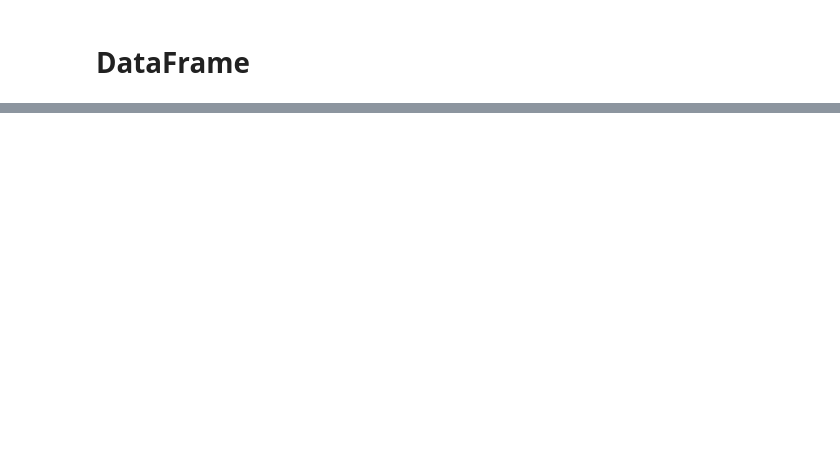
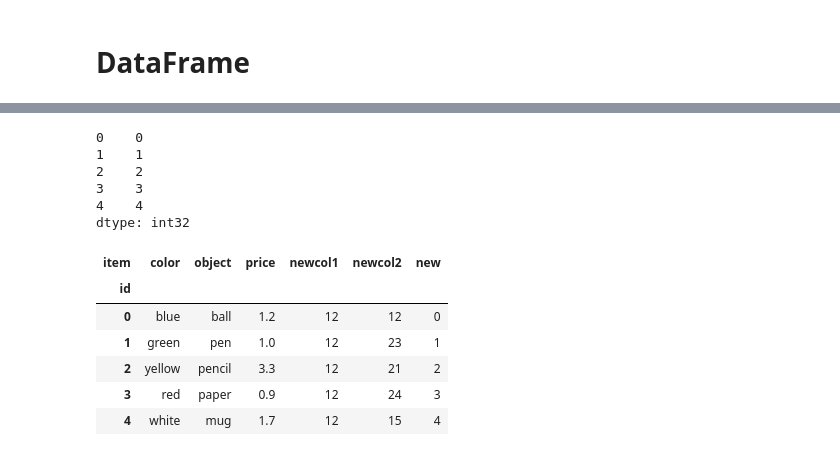
Before and after one commit to Dhruba-Burlakoti/https---github.com-Dhruba-Burlakoti-Python30Days, a Jupyter notebook: PyDA_Chp4Pandas.ipynb, the cells around one changed output, grey strips where cells are left out. Drawn from its saved outputs; the diff is of its cells as text; code cells hidden in the pictures; blank space fills up the shorter version.

```diff
--- a/PyDA_Chp4Pandas.ipynb
+++ b/PyDA_Chp4Pandas.ipynb
@@ -20,0 +410,3 @@ dtype: int64
+# %%
+frame.index.name = 'id'; frame.columns.name = 'item'
+frame
@@ -20,0 +421,4 @@ dtype: int64
+# %%
+# Add new column
+frame['newcol1'] = 12
+frame
@@ -20,0 +433,3 @@ dtype: int64
+# %%
+frame['newcol2'] = [12, 23, 21, 24, 15]
+frame
@@ -20,0 +444,22 @@ dtype: int64
+# %%
+# update the entire column
+ser = pd.Series(np.arange(5))
+ser
+# %% [output]
+0    0
+1    1
+2    2
+3    3
+4    4
+dtype: int32
+# %%
+frame['new'] = ser
+frame
+# %% [output]
+| item | color | object | price | newcol1 | newcol2 | new |
+| id |  |  |  |  |  |  |
+| 0 | blue | ball | 1.2 | 12 | 12 | 0 |
+| 1 | green | pen | 1.0 | 12 | 23 | 1 |
+| 2 | yellow | pencil | 3.3 | 12 | 21 | 2 |
+| 3 | red | paper | 0.9 | 12 | 24 | 3 |
+| 4 | white | mug | 1.7 | 12 | 15 | 4 |
```
Also changed, not shown: parts of 72 cells of this notebook, 1 other file.
